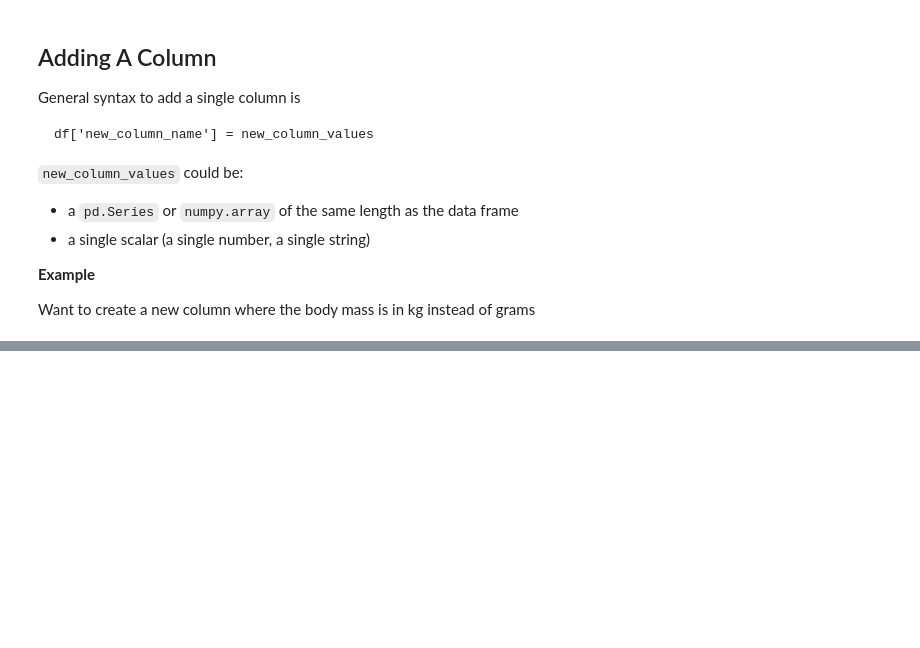
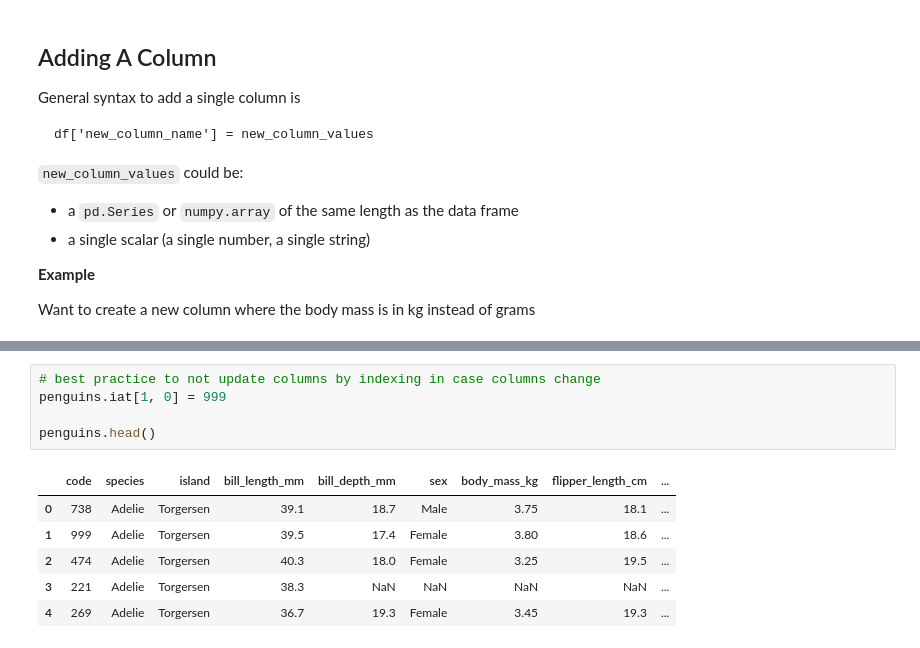
Before and after one commit to mwidas/lesson3, a Jupyter notebook: updating_dataframes.ipynb, the cells around one changed output, grey strips where cells are left out. Drawn from its saved outputs; the diff is of its cells as text; blank space fills up the shorter version.

```diff
--- a/updating_dataframes.ipynb
+++ b/updating_dataframes.ipynb
@@ -41,0 +176,12 @@ Want to create a new column where the body mass is in kg instead of grams
+# %%
+# best practice to not update columns by indexing in case columns change
+penguins.iat[1, 0] = 999
+
+penguins.head()
+# %% [output]
+|  | code | species | island | bill_length_mm | bill_depth_mm | sex | body_mass_kg | flipper_length_cm | ... |
+| 0 | 738 | Adelie | Torgersen | 39.1 | 18.7 | Male | 3.75 | 18.1 | ... |
+| 1 | 999 | Adelie | Torgersen | 39.5 | 17.4 | Female | 3.80 | 18.6 | ... |
+| 2 | 474 | Adelie | Torgersen | 40.3 | 18.0 | Female | 3.25 | 19.5 | ... |
+| 3 | 221 | Adelie | Torgersen | 38.3 | NaN | NaN | NaN | NaN | ... |
+| 4 | 269 | Adelie | Torgersen | 36.7 | 19.3 | Female | 3.45 | 19.3 | ... |
```
Also changed, not shown: parts of 27 cells of this notebook.
